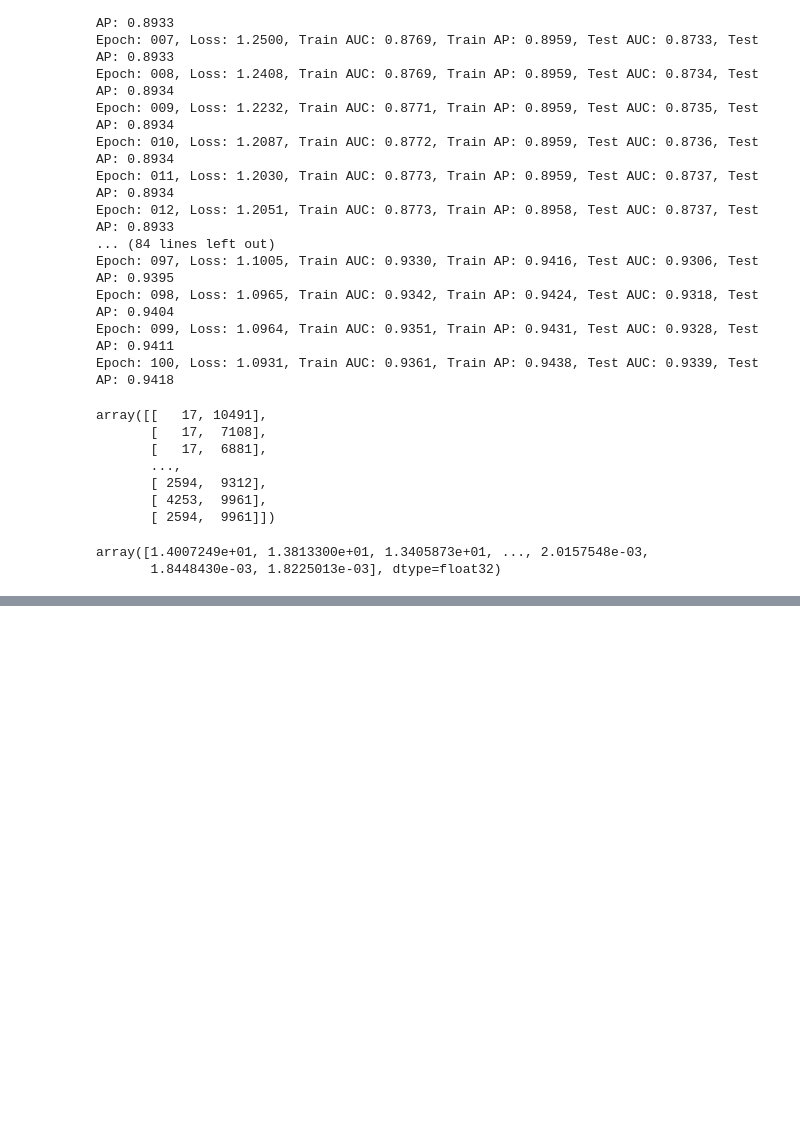
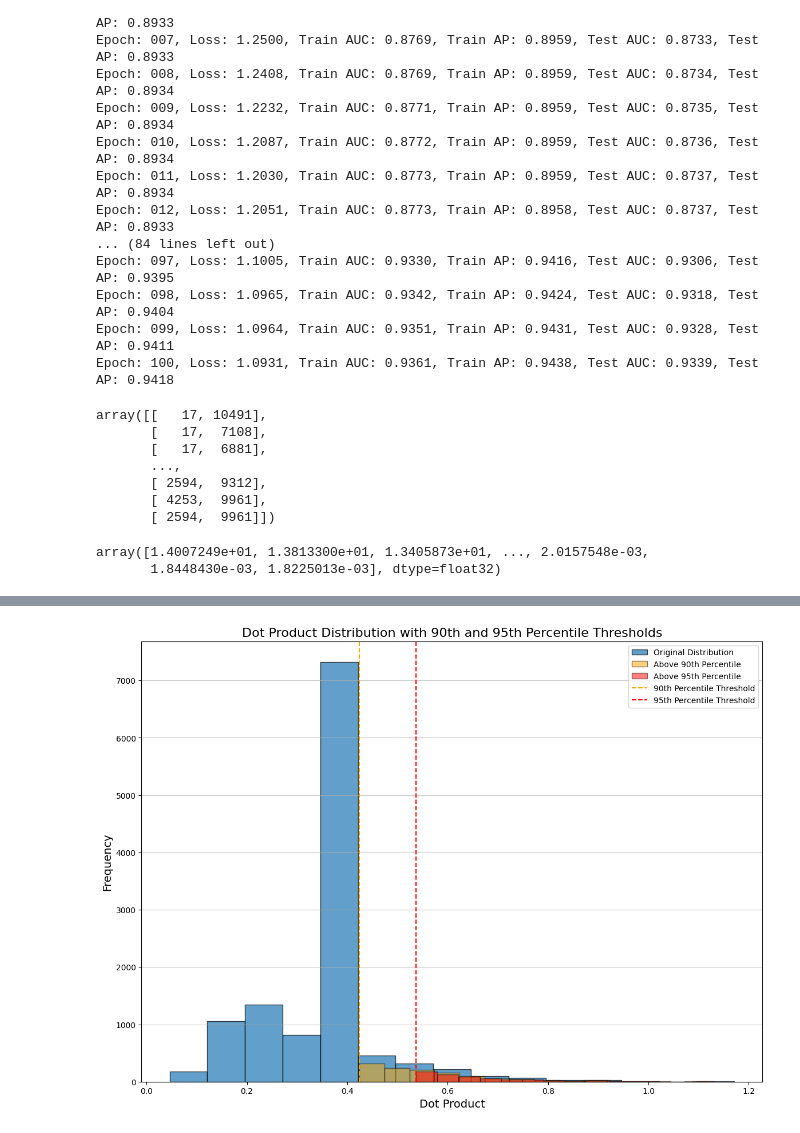
Before and after one commit to kay15vl/ReDrugGraph, a Jupyter notebook: scripts/gnn_implementation.ipynb, the cells around one changed output, grey strips where cells are left out. Saved outputs shown, nothing was run; the diff lists cells and outputs as text; code cells hidden in the pictures; blank space fills up the shorter version.

```diff
--- a/scripts/gnn_implementation.ipynb
+++ b/scripts/gnn_implementation.ipynb
@@ -970,0 +993,33 @@ Best Threshold=0.593801
+# %%
+import matplotlib.pyplot as plt
+
+# Assuming `tb_dotprod_results` is your DataFrame with the dot product values
+# Calculate the 90th and 95th percentile thresholds
+threshold_90 = tb_dotprod_results['Dotprod'].quantile(0.90)
+threshold_95 = tb_dotprod_results['Dotprod'].quantile(0.95)
+
+# Filter results with dot products above the chosen thresholds
+strong_associations_90 = tb_dotprod_results[tb_dotprod_results['Dotprod'] >= threshold_90]
+strong_associations_95 = tb_dotprod_results[tb_dotprod_results['Dotprod'] >= threshold_95]
+
+# Plotting the distribution of dot products with threshold lines for 90th and 95th percentiles
+plt.figure(figsize=(14, 10))
+plt.hist(tb_dotprod_results['Dotprod'], bins=15, edgecolor='black', alpha=0.7, label='Original Distribution')
+plt.hist(strong_associations_90['Dotprod'], bins=15, edgecolor='black', alpha=0.5, color='orange', label='Above 90th Percentile')
+plt.hist(strong_associations_95['Dotprod'], bins=15, edgecolor='black', alpha=0.5, color='red', label='Above 95th Percentile')
+
+# Adding vertical lines for threshold values
+plt.axvline(threshold_90, color='orange', linestyle='--', linewidth=1.5, label='90th Percentile Threshold')
+plt.axvline(threshold_95, color='red', linestyle='--', linewidth=1.5, label='95th Percentile Threshold')
+
+# Plot settings
+plt.title('Dot Product Distribution with 90th and 95th Percentile Thresholds', fontsize=16)
+plt.xlabel('Dot Product', fontsize=14)
+plt.ylabel('Frequency', fontsize=14)
+plt.legend()
+plt.grid(axis='y', alpha=0.75)
+
+# Show the plot
+plt.show()
+# %% [output]
+[figure, added]
```
Also changed, not shown: parts of 9 cells of this notebook.
